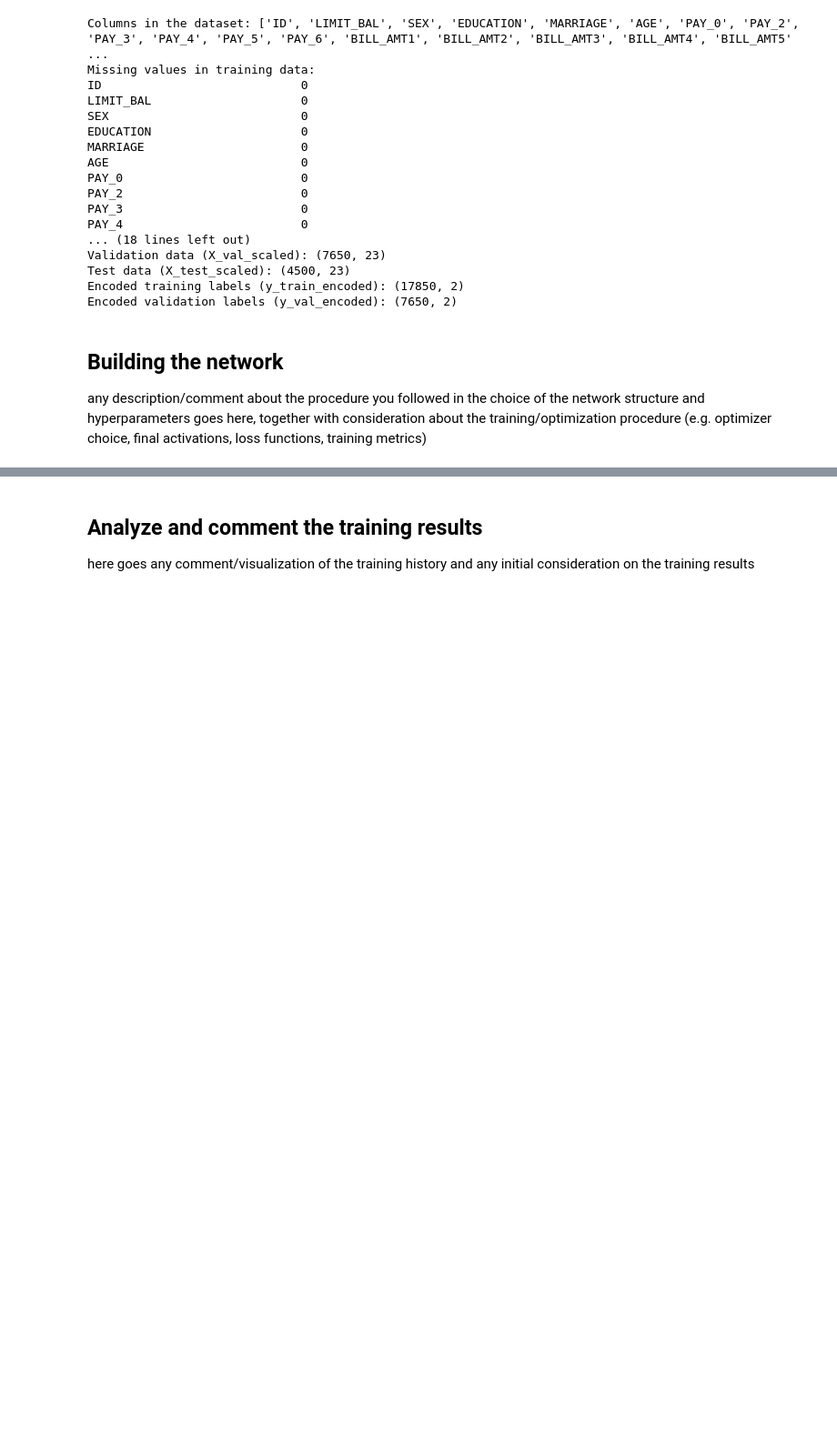
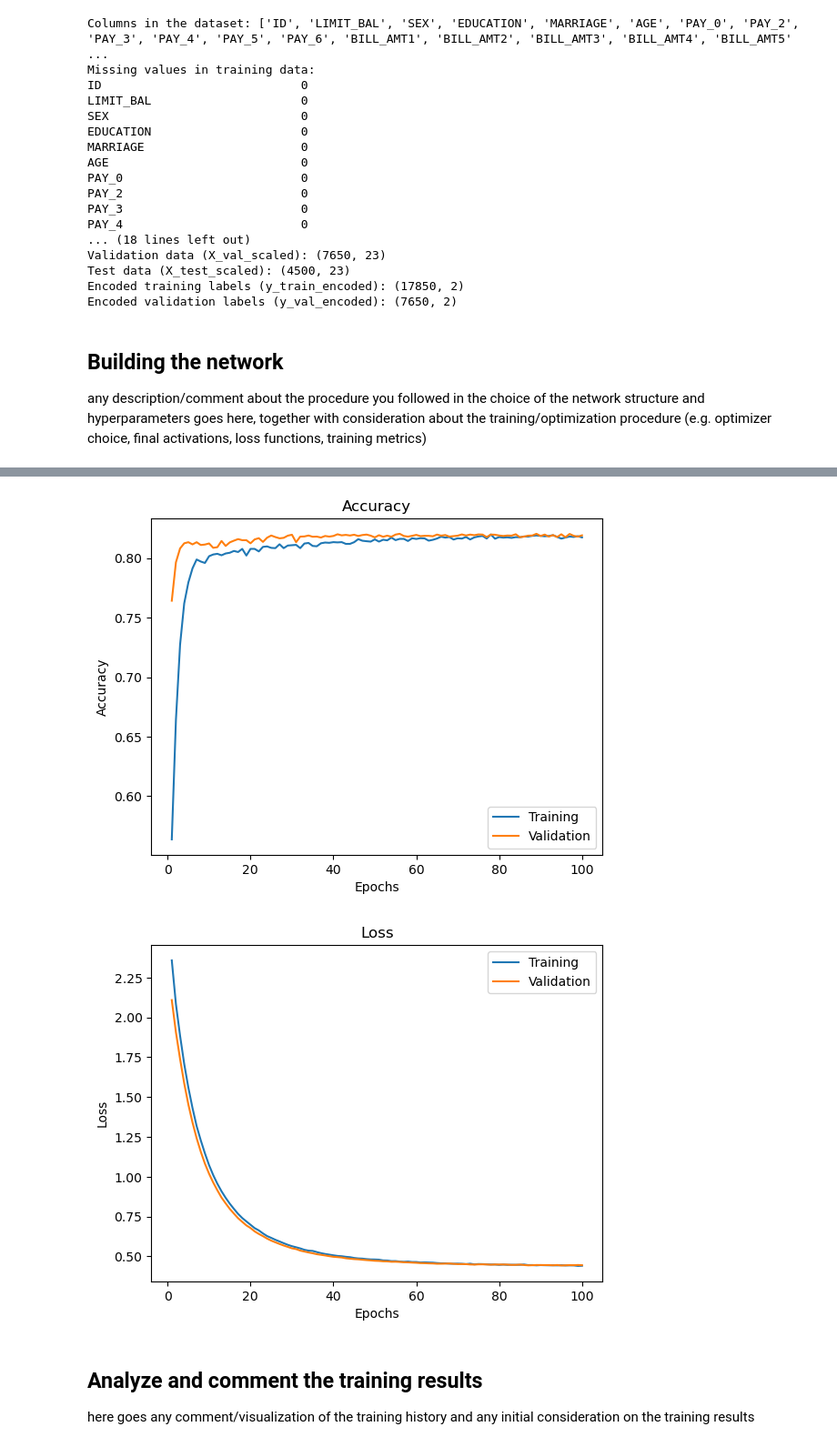
Before and after one commit to andreamoleri/AML-Assignments, a Jupyter notebook: Assignment 1/Assignment_one_template.ipynb, the cells around one changed output, grey strips where cells are left out. Shown at 91% size. Saved outputs shown, nothing was run; the diff lists cells and outputs as text; code cells hidden in the pictures; blank space fills up the shorter version.

```diff
--- a/Assignment 1/Assignment_one_template.ipynb
+++ b/Assignment 1/Assignment_one_template.ipynb
@@ -380,3 +375,31 @@ F1 Score: 0.4937545922116091
+# %%
+import matplotlib.pyplot as plt
+
+def plot_loss(history):
+  x_plot = list(range(1,len(history.history["loss"])+1))
+  plt.figure()
+  plt.title("Loss")
+  plt.xlabel('Epochs')
+  plt.ylabel('Loss')
+  plt.plot(x_plot, history.history['loss'])
+  plt.plot(x_plot, history.history['val_loss'])
+  plt.legend(['Training', 'Validation'])
+
+def plot_accuracy(history):
+  x_plot = list(range(1,len(history.history["accuracy"])+1))
+  plt.figure()
+  plt.title("Accuracy")
+  plt.xlabel('Epochs')
+  plt.ylabel('Accuracy')
+  plt.plot(x_plot, history.history['accuracy'])
+  plt.plot(x_plot, history.history['val_accuracy'])
+  plt.legend(['Training', 'Validation'])
+
+  plot_loss(history)
+plot_accuracy(history)
+# %% [output]
+[figure, added]
+[figure, added]
 # %% [markdown]
 ## Analyze and comment the training results
 
```
Also changed, not shown: parts of 5 cells of this notebook, 1 other file.
